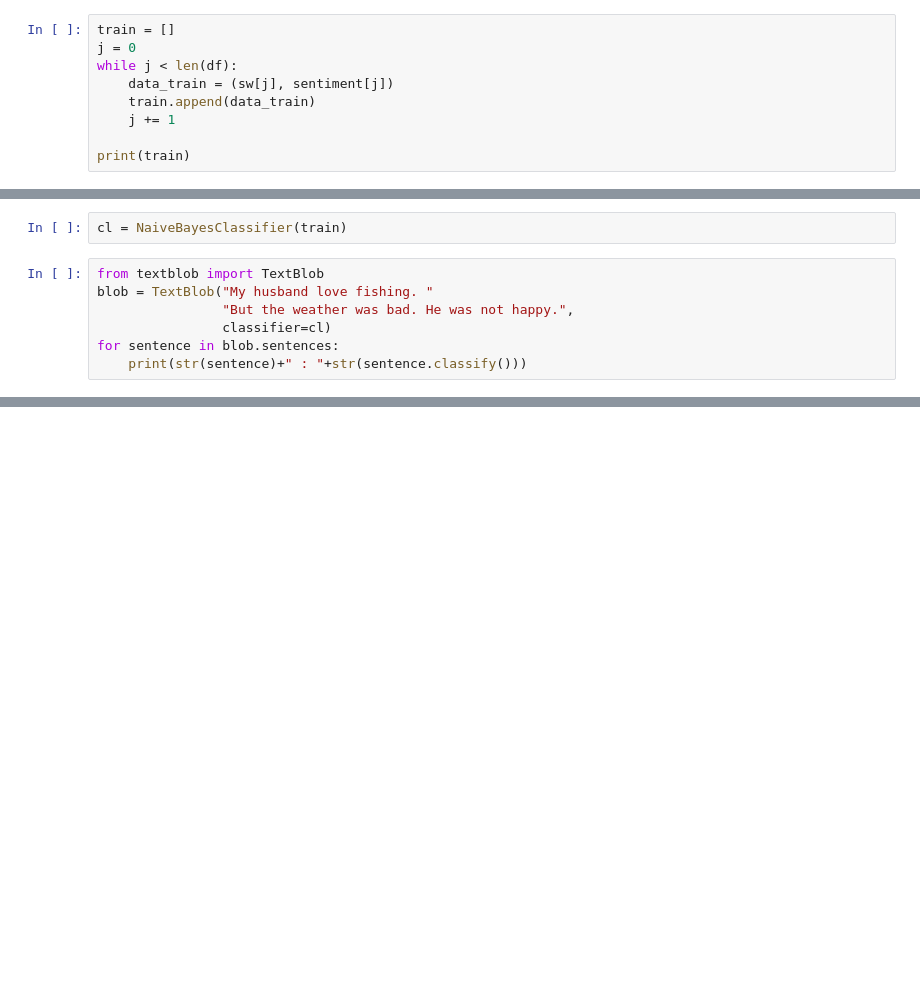
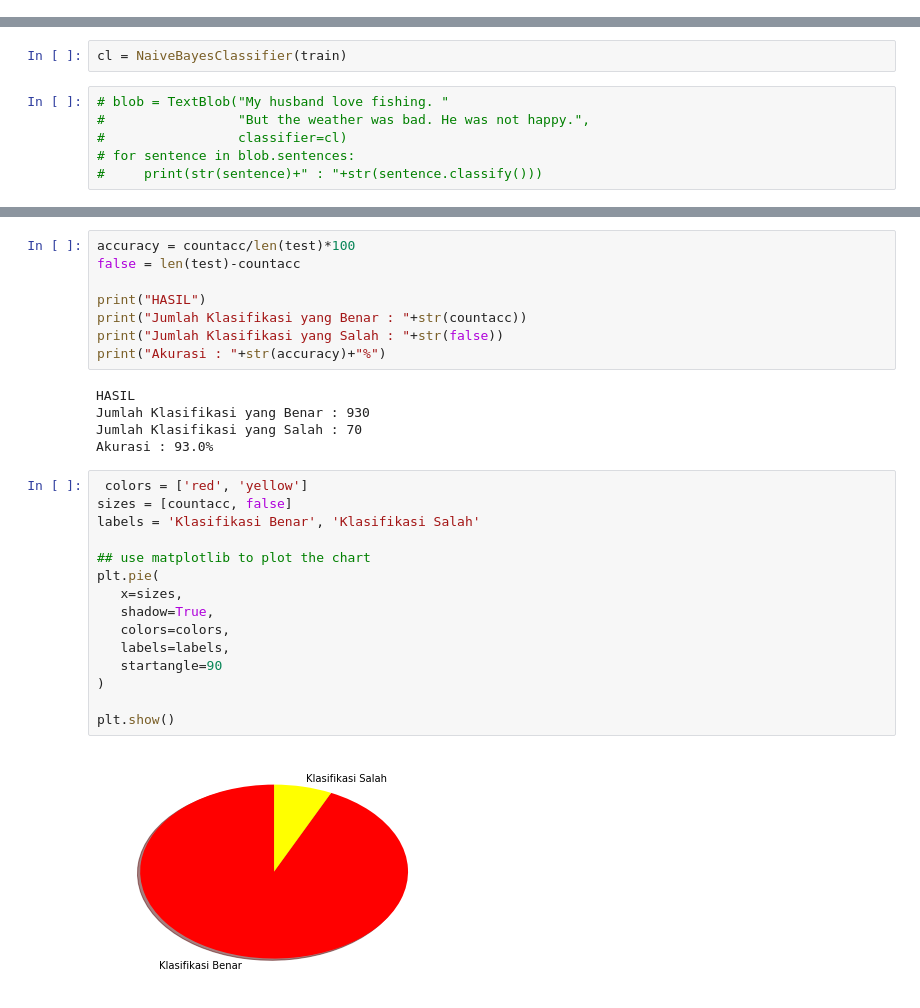
Before and after one commit to siwictyas/SentimentAnalysis, a Jupyter notebook: Sentiment_Classification.ipynb, the cells around one changed output, grey strips where cells are left out. Cells and saved outputs as stored; diff of their text form; blank space fills up the shorter version.

```diff
--- a/Sentiment_Classification.ipynb
+++ b/Sentiment_Classification.ipynb
@@ -80,9 +56,0 @@ while i < len(text):
-# %%
-train = []
-j = 0
-while j < len(df):
-    data_train = (sw[j], sentiment[j])
-    train.append(data_train)
-    j += 1
-
-print(train)
@@ -91,9 +77,8 @@ print(train)
 # %%
 cl = NaiveBayesClassifier(train)
 # %%
-from textblob import TextBlob
-blob = TextBlob("My husband love fishing. "
-                "But the weather was bad. He was not happy.",
-                classifier=cl)
-for sentence in blob.sentences:
-    print(str(sentence)+" : "+str(sentence.classify()))
+# blob = TextBlob("My husband love fishing. "
+#                 "But the weather was bad. He was not happy.",
+#                 classifier=cl)
+# for sentence in blob.sentences:
+#     print(str(sentence)+" : "+str(sentence.classify()))
@@ -151,0 +129,30 @@ Tweet not related to weather condition---Tweet not related to weather condition
+# %%
+accuracy = countacc/len(test)*100
+false = len(test)-countacc
+
+print("HASIL")
+print("Jumlah Klasifikasi yang Benar : "+str(countacc))
+print("Jumlah Klasifikasi yang Salah : "+str(false))
+print("Akurasi : "+str(accuracy)+"%")
+# %% [output]
+HASIL
+Jumlah Klasifikasi yang Benar : 930
+Jumlah Klasifikasi yang Salah : 70
+Akurasi : 93.0%
+# %%
+ colors = ['red', 'yellow']
+sizes = [countacc, false]
+labels = 'Klasifikasi Benar', 'Klasifikasi Salah'
+
+## use matplotlib to plot the chart
+plt.pie(
+   x=sizes,
+   shadow=True,
+   colors=colors,
+   labels=labels,
+   startangle=90
+)
+
+plt.show()
+# %% [output]
+[figure, added]
```
Also changed, not shown: parts of 10 cells of this notebook, 2 other files.
